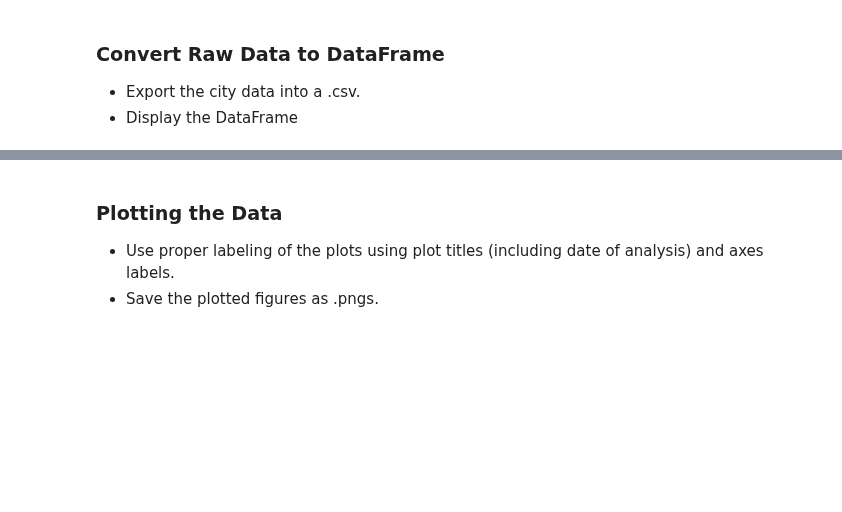
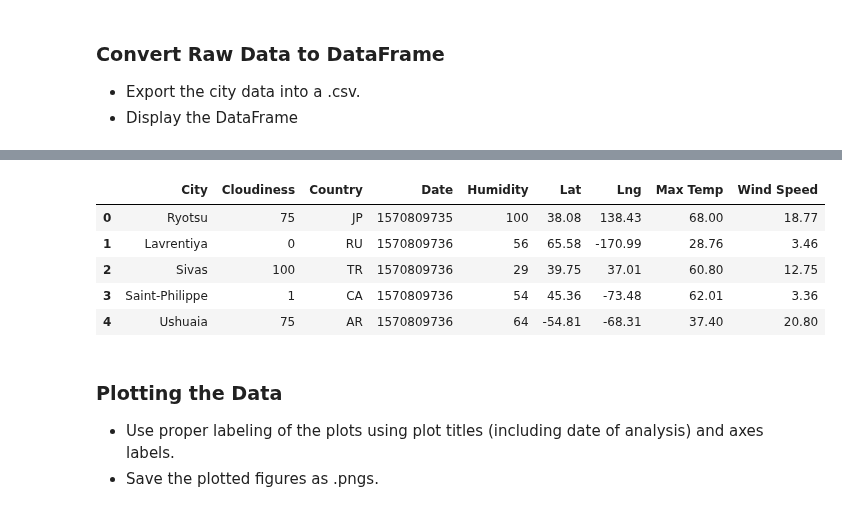
Before and after one commit to john-stromberg/python-api-challenge, a Jupyter notebook: WeatherPy/WeatherPy.ipynb, the cells around one changed output, grey strips where cells are left out. Cells and saved outputs as stored; diff of their text form; code cells hidden in the pictures; blank space fills up the shorter version.

```diff
--- a/WeatherPy/WeatherPy.ipynb
+++ b/WeatherPy/WeatherPy.ipynb
@@ -120,3 +130,13 @@ dtype: int64
+# %%
+weather_dataframe.to_csv("weather_data.csv")
+weather_dataframe.head()
+# %% [output]
+|  | City | Cloudiness | Country | Date | Humidity | Lat | Lng | Max Temp | Wind Speed |
+| 0 | Ryotsu | 75 | JP | 1570809735 | 100 | 38.08 | 138.43 | 68.00 | 18.77 |
+| 1 | Lavrentiya | 0 | RU | 1570809736 | 56 | 65.58 | -170.99 | 28.76 | 3.46 |
+| 2 | Sivas | 100 | TR | 1570809736 | 29 | 39.75 | 37.01 | 60.80 | 12.75 |
+| 3 | Saint-Philippe | 1 | CA | 1570809736 | 54 | 45.36 | -73.48 | 62.01 | 3.36 |
+| 4 | Ushuaia | 75 | AR | 1570809736 | 64 | -54.81 | -68.31 | 37.40 | 20.80 |
 # %% [markdown]
 ### Plotting the Data
 * Use proper labeling of the plots using plot titles (including date of analysis) and axes labels.
```
Also changed, not shown: parts of 8 cells of this notebook, 1 other file.
